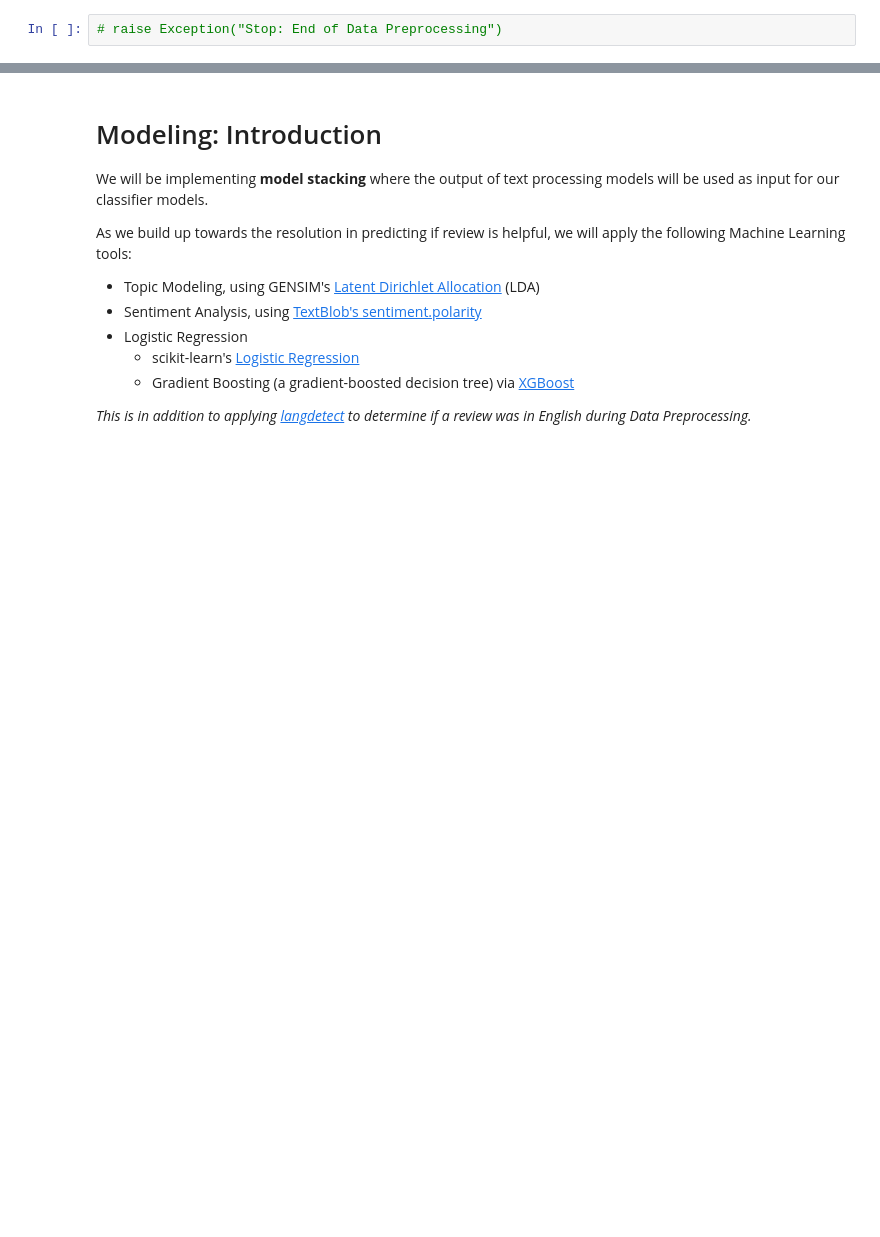
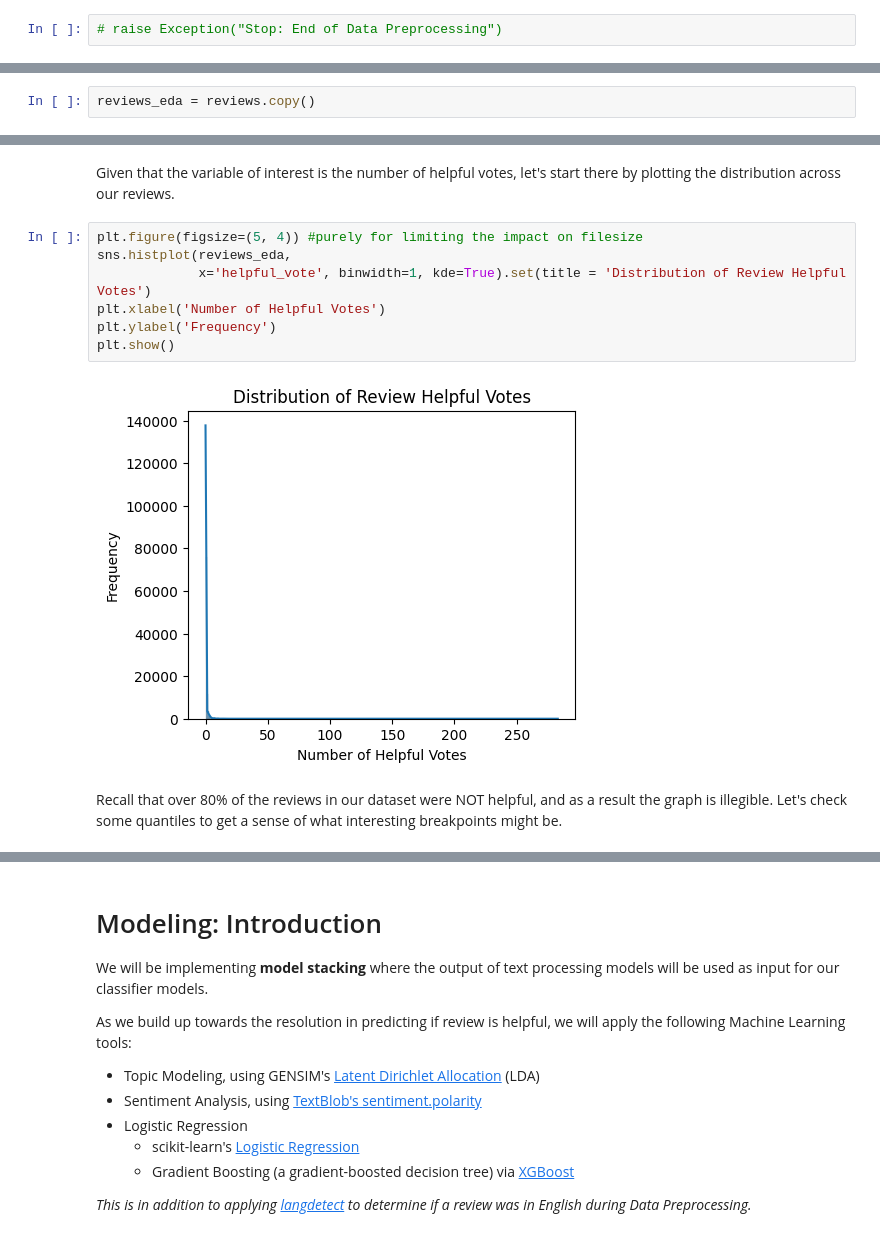
Before and after one commit to rachelleperez/amazon_reviews, a Jupyter notebook: CIS_545_Project_Amazon.ipynb, the cells around one changed output, grey strips where cells are left out. Saved outputs shown, nothing was run; the diff lists cells and outputs as text; blank space fills up the shorter version.

```diff
--- a/CIS_545_Project_Amazon.ipynb
+++ b/CIS_545_Project_Amazon.ipynb
@@ -898,0 +991,2 @@ memory usage: 8.3+ MB
+# %%
+reviews_eda = reviews.copy()
@@ -898,0 +1010,13 @@ memory usage: 8.3+ MB
+# %% [markdown]
+Given that the variable of interest is the number of helpful votes, let's start there by plotting the distribution across our reviews.
+# %%
+plt.figure(figsize=(5, 4)) #purely for limiting the impact on filesize
+sns.histplot(reviews_eda,
+             x='helpful_vote', binwidth=1, kde=True).set(title = 'Distribution of Review Helpful Votes')
+plt.xlabel('Number of Helpful Votes')
+plt.ylabel('Frequency')
+plt.show()
+# %% [output]
+[figure, added]
+# %% [markdown]
+Recall that over 80% of the reviews in our dataset were NOT helpful, and as a result the graph is illegible. Let's check some quantiles to get a sense of what interesting breakpoints might be.
```
Also changed, not shown: parts of 168 cells of this notebook.
